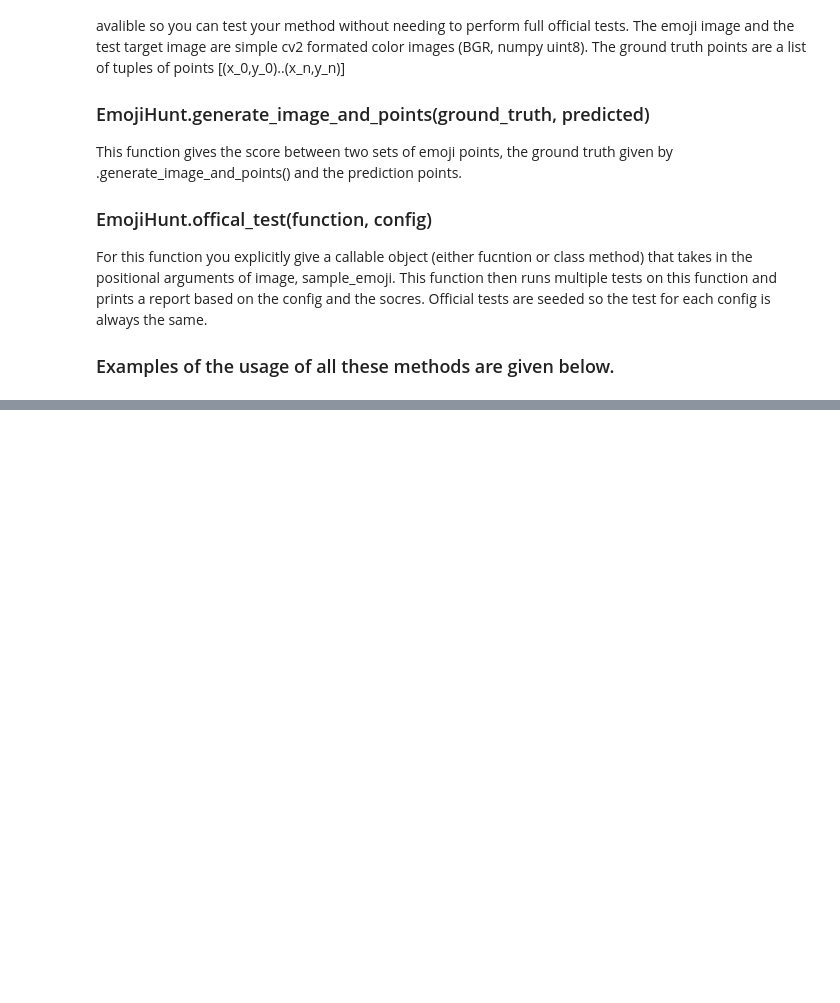
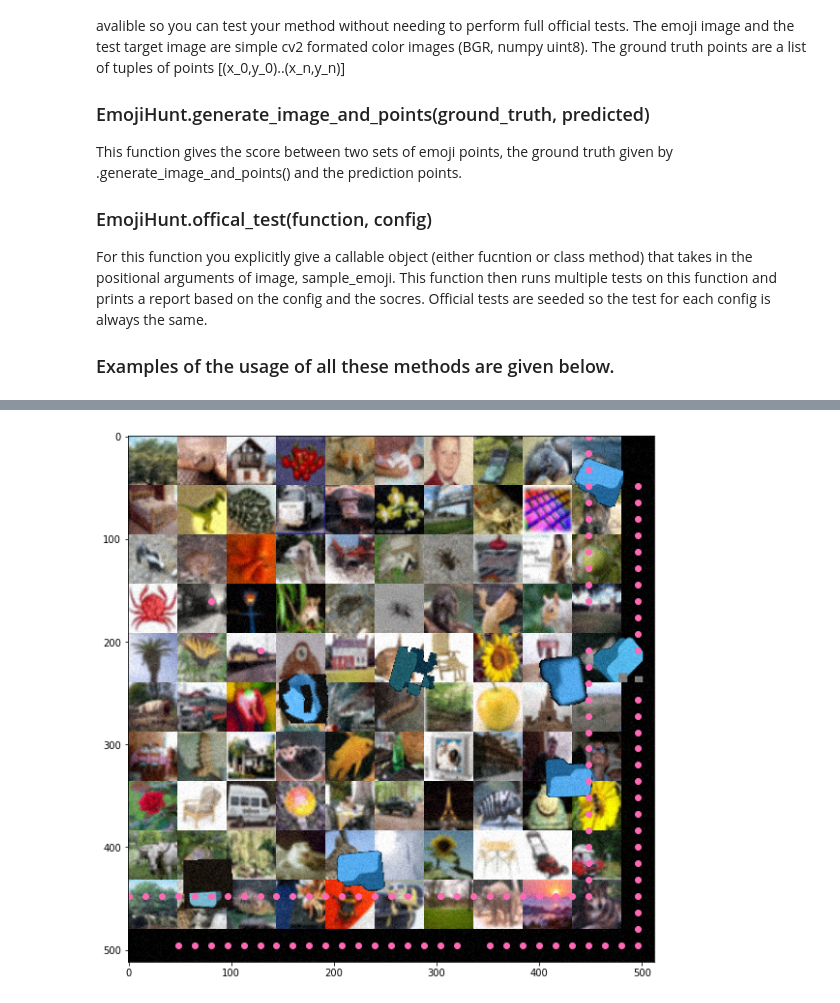
Before and after one commit to bhavanvir/emoji-hunt, a Jupyter notebook: ECE_471_Minimal_Project_Sample_2023.ipynb, the cells around one changed output, grey strips where cells are left out. Cells and saved outputs as stored; diff of their text form; code cells hidden in the pictures; blank space fills up the shorter version.

```diff
--- a/ECE_471_Minimal_Project_Sample_2023.ipynb
+++ b/ECE_471_Minimal_Project_Sample_2023.ipynb
@@ -113,0 +160,15 @@ plt.show()
+# %%
+# results of prior block
+plt.figure(figsize = (10,10))
+imgplot = plt.imshow(cv2.cvtColor(test_image, cv2.COLOR_BGR2RGB))
+x = []
+y = []
+for a, b in matches:
+  x.append(a)
+  x.append(a+emjh)
+  y.append(b)
+  y.append(b+emjw)
+plt.scatter(y, x, color = 'hotpink')
+plt.show()
+# %% [output]
+[figure, added]
```
Also changed, not shown: parts of 10 cells of this notebook.
